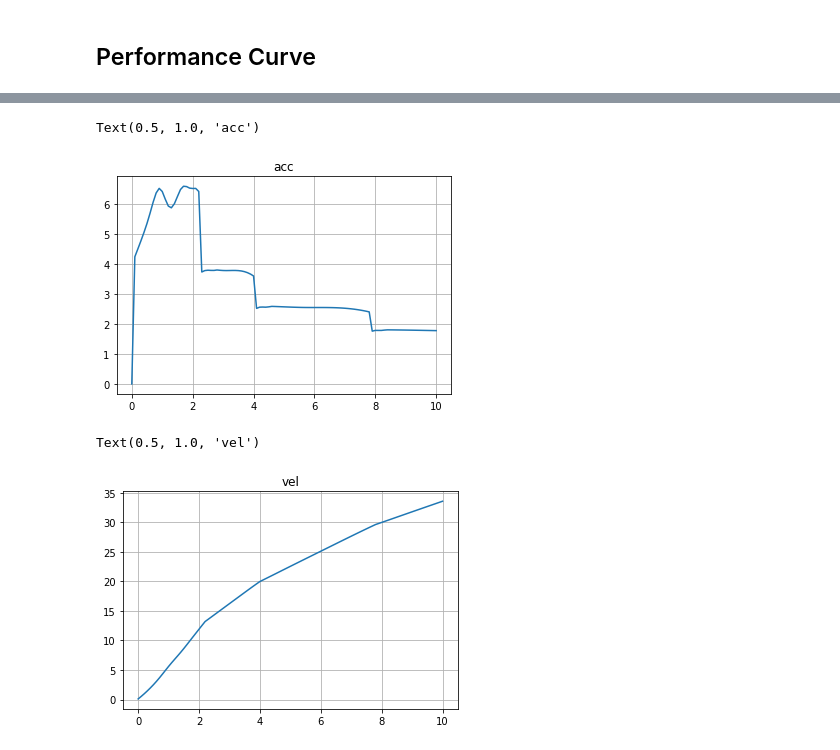
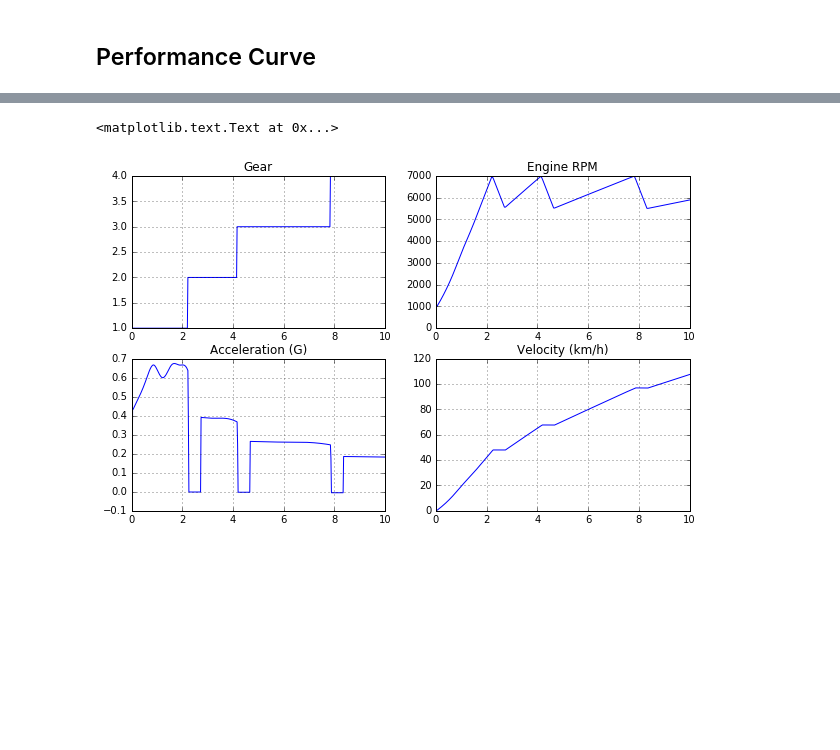
Before and after one commit to kurokis/PerformanceCurve, a Jupyter notebook: performance_curve.ipynb, the cells around one changed output, grey strips where cells are left out. Saved outputs shown, nothing was run; the diff lists cells and outputs as text; code cells hidden in the pictures; blank space fills up the shorter version.

```diff
--- a/performance_curve.ipynb
+++ b/performance_curve.ipynb
@@ -142,20 +109,19 @@ Text(0.5, 1.0, 'rpm')
-# %%
-history = np.array(history)
-fig = plt.figure()
-ax = fig.add_subplot(111)
-ax.plot(history[:,0],history[:,4])
-ax.grid()
-ax.set_title("acc")
-# %% [output]
-Text(0.5, 1.0, 'acc')
-[figure, removed]
-# %%
-history = np.array(history)
-fig = plt.figure()
-ax = fig.add_subplot(111)
-ax.plot(history[:,0],history[:,5])
-ax.grid()
-ax.set_title("vel")
-# %% [output]
-Text(0.5, 1.0, 'vel')
-[figure, removed]
+# %%
+history = np.array(history)
+
+fig, axes = plt.subplots(2,2,figsize=(10,6))
+axes[0,0].plot(history[:,0],history[:,1])
+axes[0,0].grid()
+axes[0,0].set_title("Gear")
+axes[0,1].plot(history[:,0],history[:,3])
+axes[0,1].grid()
+axes[0,1].set_title("Engine RPM")
+axes[1,0].plot(history[:,0],history[:,4]/9.8)
+axes[1,0].grid()
+axes[1,0].set_title("Acceleration (G)")
+axes[1,1].plot(history[:,0],history[:,5]*3.6)
+axes[1,1].grid()
+axes[1,1].set_title("Velocity (km/h)")
+# %% [output]
+<matplotlib.text.Text at 0x...>
+[figure, added]
```
Also changed, not shown: parts of 4 cells of this notebook.
